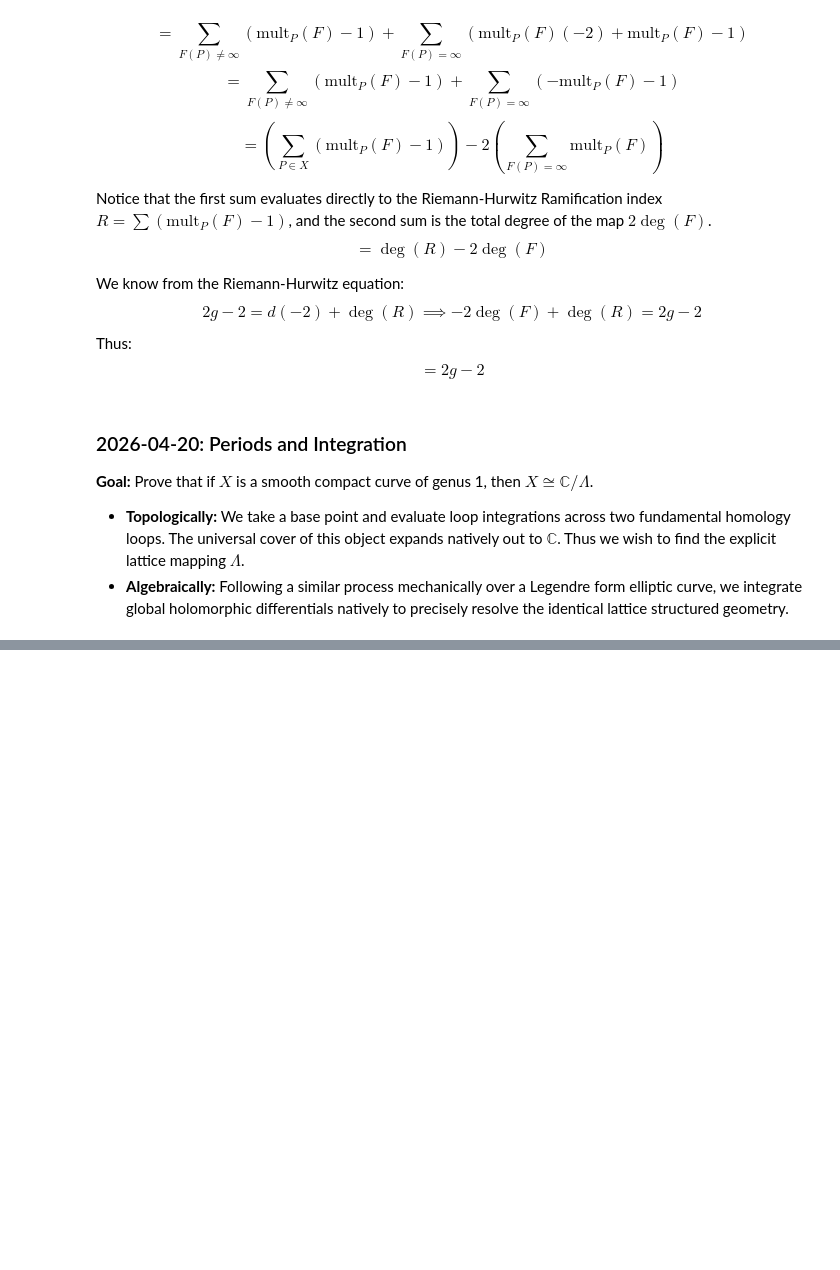
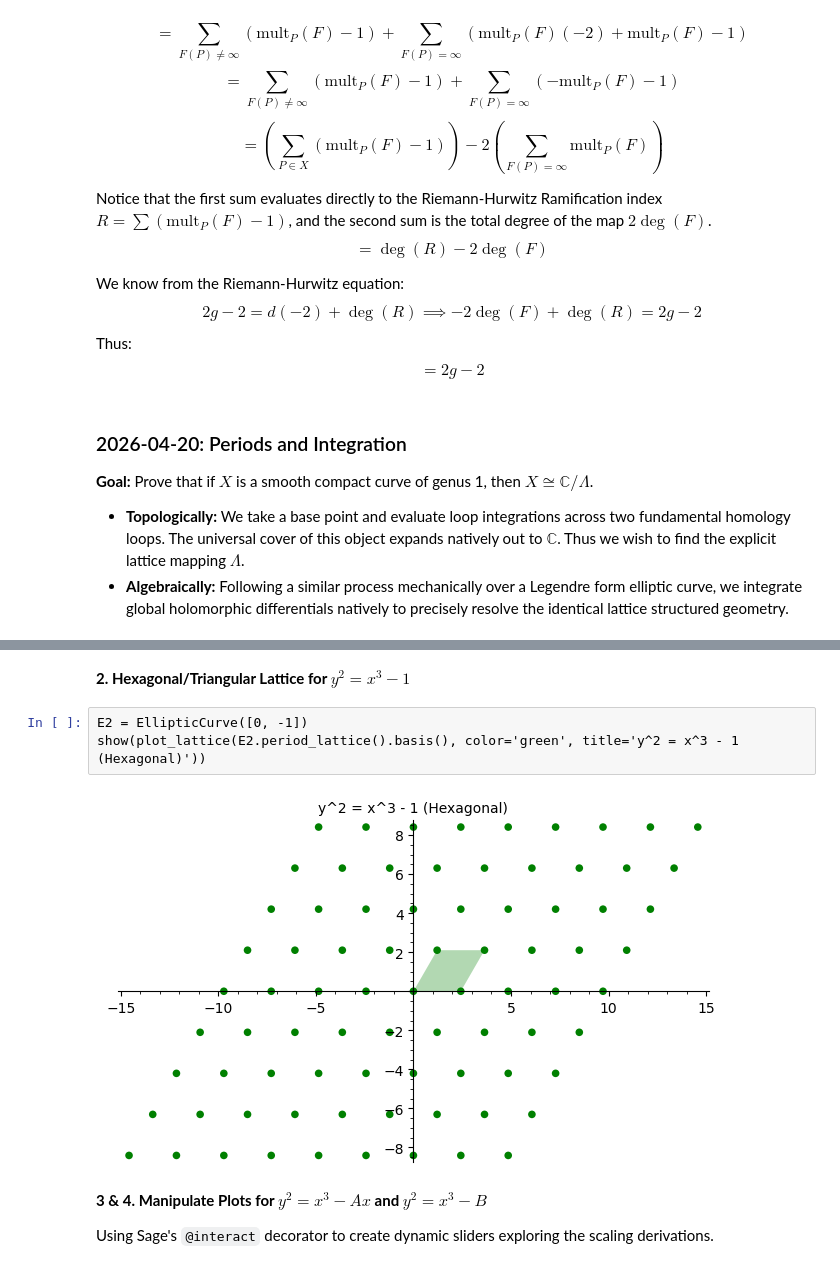
Before and after one commit to irojasr/Math, a Jupyter notebook: 605C/JupyterWorkspaces/DifferentialForms.ipynb, the cells around one changed output, grey strips where cells are left out. Saved outputs shown, nothing was run; the diff lists cells and outputs as text; blank space fills up the shorter version.

```diff
--- a/605C/JupyterWorkspaces/DifferentialForms.ipynb
+++ b/605C/JupyterWorkspaces/DifferentialForms.ipynb
@@ -374,0 +466,11 @@ $$= 2g - 2$$
+# %% [markdown]
+**2. Hexagonal/Triangular Lattice for $y^2 = x^3 - 1$**
+# %%
+E2 = EllipticCurve([0, -1])
+show(plot_lattice(E2.period_lattice().basis(), color='green', title='y^2 = x^3 - 1 (Hexagonal)'))
+# %% [output]
+[figure, added]
+# %% [markdown]
+**3 & 4. Manipulate Plots for $y^2 = x^3 - Ax$ and $y^2 = x^3 - B$**
+
+Using Sage's `@interact` decorator to create dynamic sliders exploring the scaling derivations.
```
Also changed, not shown: parts of 20 cells of this notebook, 8 other files.
